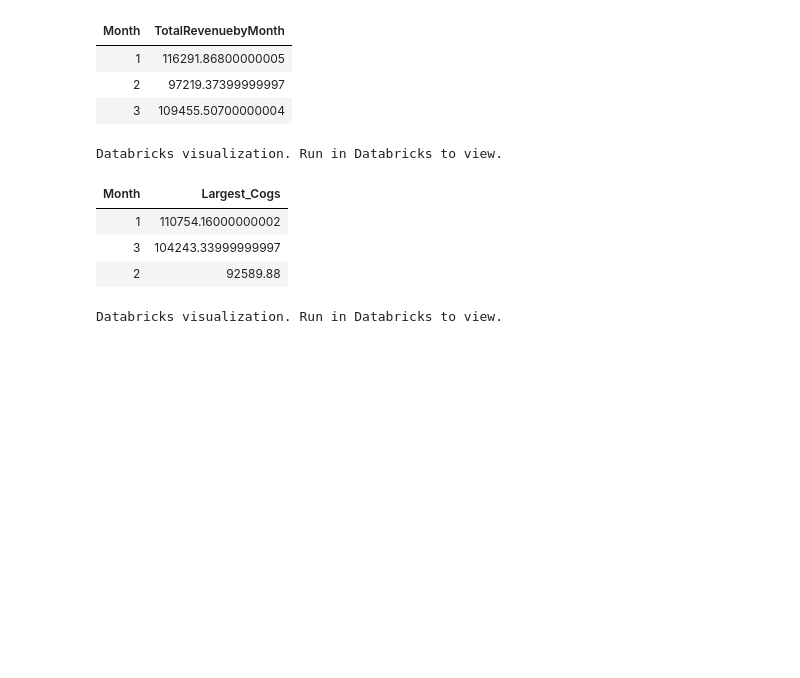
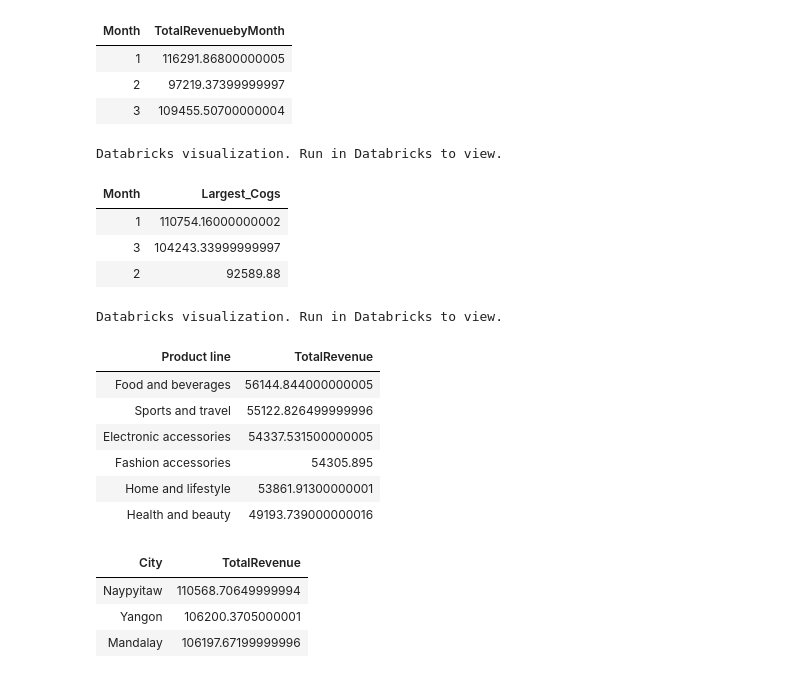
Before and after one commit to thanhphat2609/Practice_PySpark_SQL, a Jupyter notebook: walmartsales/WalmartSales_Analysis.ipynb, the cells around one changed output. Cells and saved outputs as stored; diff of their text form; code cells hidden in the pictures; blank space fills up the shorter version.

```diff
--- a/walmartsales/WalmartSales_Analysis.ipynb
+++ b/walmartsales/WalmartSales_Analysis.ipynb
@@ -173,0 +211,17 @@ Databricks visualization. Run in Databricks to view.
+# %%
+display(product_largest_revenue)
+# %% [output]
+| Product line | TotalRevenue |
+| Food and beverages | 56144.844000000005 |
+| Sports and travel | 55122.826499999996 |
+| Electronic accessories | 54337.531500000005 |
+| Fashion accessories | 54305.895 |
+| Home and lifestyle | 53861.91300000001 |
+| Health and beauty | 49193.739000000016 |
+# %%
+display(city_largest_revenue)
+# %% [output]
+| City | TotalRevenue |
+| Naypyitaw | 110568.70649999994 |
+| Yangon | 106200.3705000001 |
+| Mandalay | 106197.67199999996 |
```
Also changed, not shown: parts of 6 cells of this notebook.
